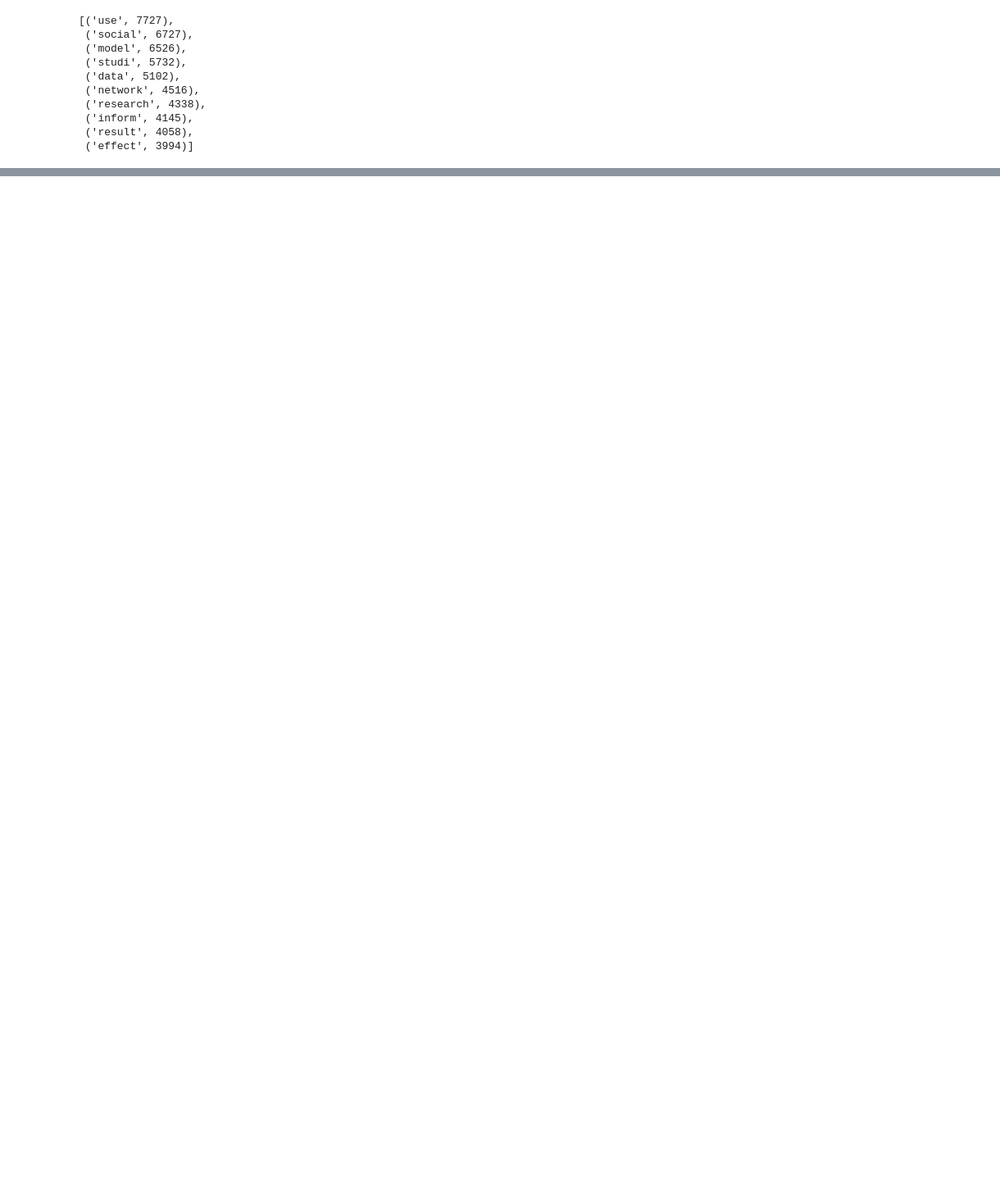
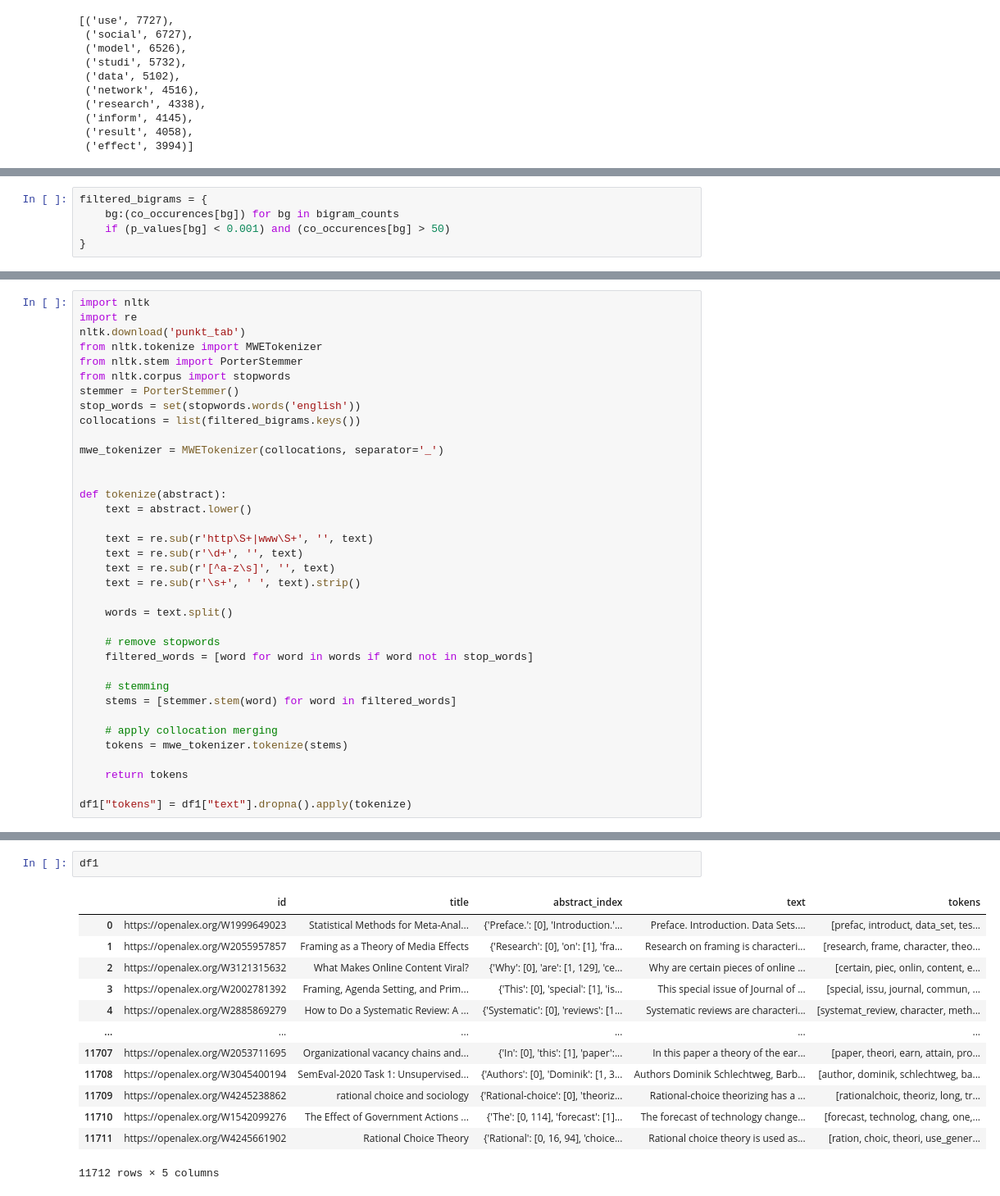
Before and after one commit to KeremOzemre/Computational-Social-Science, a Jupyter notebook: Week07.ipynb, the cells around one changed output, grey strips where cells are left out. Shown at 82% size. Cells and saved outputs as stored; diff of their text form; blank space fills up the shorter version.

```diff
--- a/Week07.ipynb
+++ b/Week07.ipynb
@@ -376,0 +429,5 @@ fq.plot()
+# %%
+filtered_bigrams = {
+    bg:(co_occurences[bg]) for bg in bigram_counts
+    if (p_values[bg] < 0.001) and (co_occurences[bg] > 50)
+}
@@ -376,0 +479,36 @@ fq.plot()
+# %%
+import nltk
+import re
+nltk.download('punkt_tab')
+from nltk.tokenize import MWETokenizer
+from nltk.stem import PorterStemmer
+from nltk.corpus import stopwords
+stemmer = PorterStemmer()
+stop_words = set(stopwords.words('english'))
+collocations = list(filtered_bigrams.keys())
+
+mwe_tokenizer = MWETokenizer(collocations, separator='_')
+
+
+def tokenize(abstract):
+    text = abstract.lower()
+
+    text = re.sub(r'http\S+|www\S+', '', text)
+    text = re.sub(r'\d+', '', text)
+    text = re.sub(r'[^a-z\s]', '', text)
+    text = re.sub(r'\s+', ' ', text).strip()
+
+    words = text.split()
+
+    # remove stopwords
+    filtered_words = [word for word in words if word not in stop_words]
+
+    # stemming
+    stems = [stemmer.stem(word) for word in filtered_words]
+
+    # apply collocation merging
+    tokens = mwe_tokenizer.tokenize(stems)
+
+    return tokens
+
+df1["tokens"] = df1["text"].dropna().apply(tokenize)
@@ -376,0 +523,16 @@ fq.plot()
+# %%
+df1
+# %% [output]
+|  | id | title | abstract_index | text | tokens |
+| 0 | https://openalex.org/W1999649023 | Statistical Methods for Meta-Anal... | {'Preface.': [0], 'Introduction.'... | Preface. Introduction. Data Sets.... | [prefac, introduct, data_set, tes... |
+| 1 | https://openalex.org/W2055957857 | Framing as a Theory of Media Effects | {'Research': [0], 'on': [1], 'fra... | Research on framing is characteri... | [research, frame, character, theo... |
+| 2 | https://openalex.org/W3121315632 | What Makes Online Content Viral? | {'Why': [0], 'are': [1, 129], 'ce... | Why are certain pieces of online ... | [certain, piec, onlin, content, e... |
+| 3 | https://openalex.org/W2002781392 | Framing, Agenda Setting, and Prim... | {'This': [0], 'special': [1], 'is... | This special issue of Journal of ... | [special, issu, journal, commun, ... |
+| 4 | https://openalex.org/W2885869279 | How to Do a Systematic Review: A ... | {'Systematic': [0], 'reviews': [1... | Systematic reviews are characteri... | [systemat_review, character, meth... |
+| ... | ... | ... | ... | ... | ... |
+| 11707 | https://openalex.org/W2053711695 | Organizational vacancy chains and... | {'In': [0], 'this': [1], 'paper':... | In this paper a theory of the ear... | [paper, theori, earn, attain, pro... |
+| 11708 | https://openalex.org/W3045400194 | SemEval-2020 Task 1: Unsupervised... | {'Authors': [0], 'Dominik': [1, 3... | Authors Dominik Schlechtweg, Barb... | [author, dominik, schlechtweg, ba... |
+| 11709 | https://openalex.org/W4245238862 | rational choice and sociology | {'Rational-choice': [0], 'theoriz... | Rational-choice theorizing has a ... | [rationalchoic, theoriz, long, tr... |
+| 11710 | https://openalex.org/W1542099276 | The Effect of Government Actions ... | {'The': [0, 114], 'forecast': [1]... | The forecast of technology change... | [forecast, technolog, chang, one,... |
+| 11711 | https://openalex.org/W4245661902 | Rational Choice Theory | {'Rational': [0, 16, 94], 'choice... | Rational choice theory is used as... | [ration, choic, theori, use_gener... |
+11712 rows × 5 columns
```
Also changed, not shown: parts of 5 cells of this notebook.
